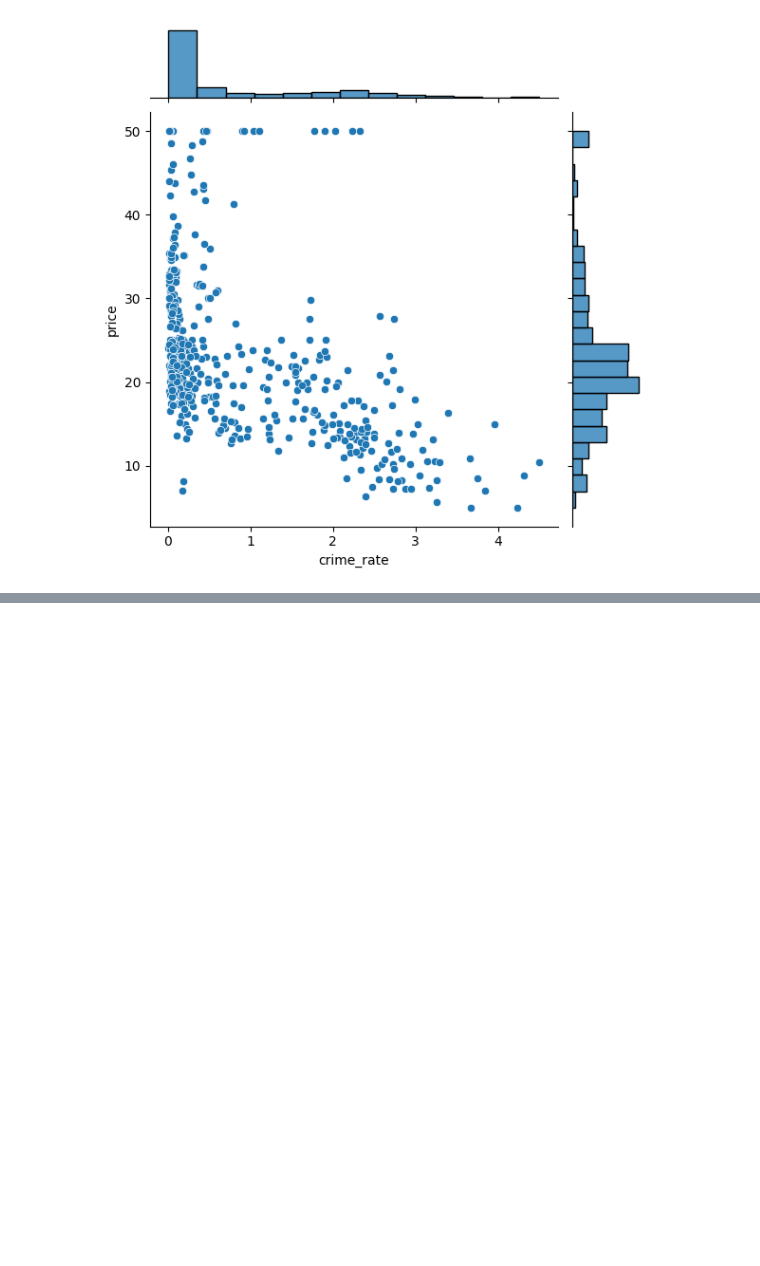
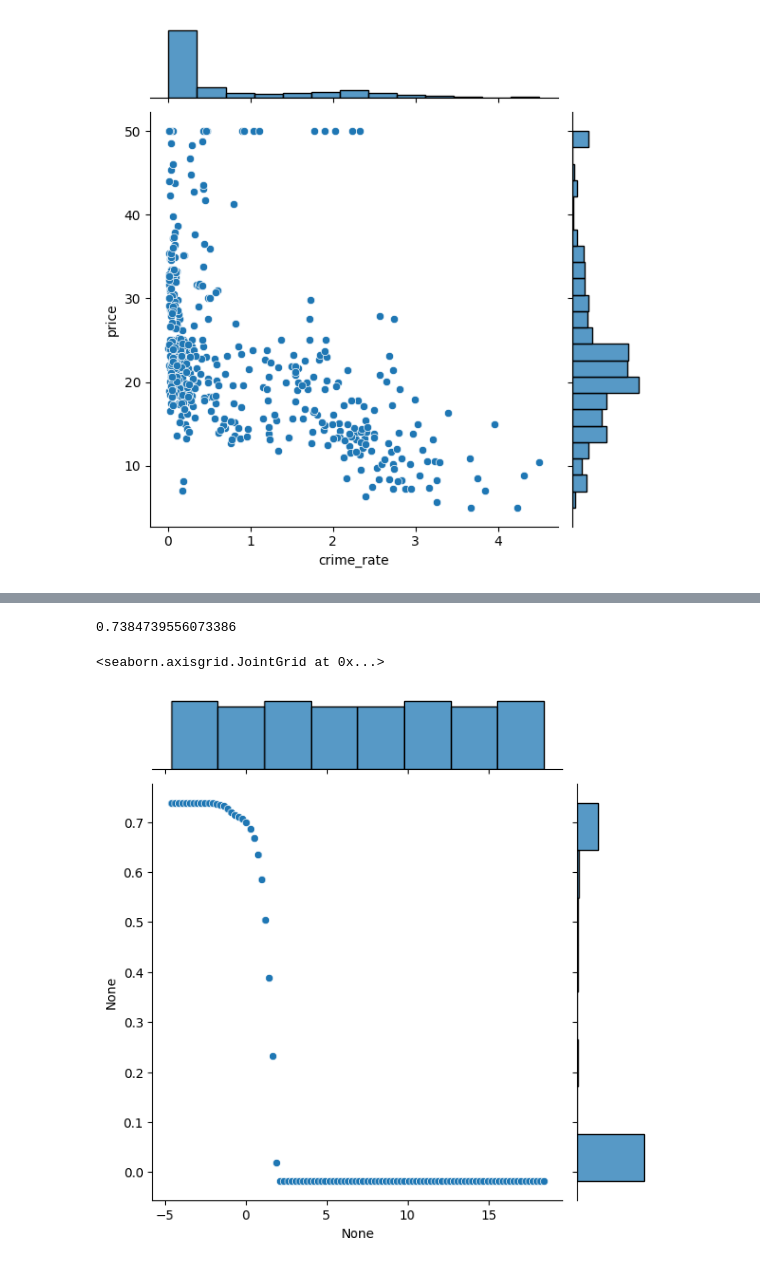
Before and after one commit to MadhukumarV/Machine_Learning, a Jupyter notebook: House_price_predic.ipynb, the cells around one changed output, grey strips where cells are left out. Drawn from its saved outputs; the diff is of its cells as text; code cells hidden in the pictures; blank space fills up the shorter version.

```diff
--- a/House_price_predic.ipynb
+++ b/House_price_predic.ipynb
@@ -256,0 +535,2 @@ del df['parks']
+# %%
+lm_l.fit(X_train_s,Y_train)
@@ -256,0 +543,4 @@ del df['parks']
+# %%
+Param_range_l = np.logspace(-2,8,100)
+# %%
+train_score_l,test_score_l = validation_curve(Lasso(),X_train_s,Y_train,param_name='alpha',param_range=Param_range_l,scoring='r2')
@@ -256,0 +589,2 @@ del df['parks']
+# %%
+Test_mean_l = np.mean(test_score_l,axis=1)
@@ -256,0 +614,9 @@ del df['parks']
+# %%
+max(Test_mean_l)
+# %% [output]
+0.7384739556073386
+# %%
+sns.jointplot(x=np.log(Param_range_l),y=Test_mean_l)
+# %% [output]
+<seaborn.axisgrid.JointGrid at 0x...>
+[figure, added]
```
Also changed, not shown: parts of 70 cells of this notebook.
